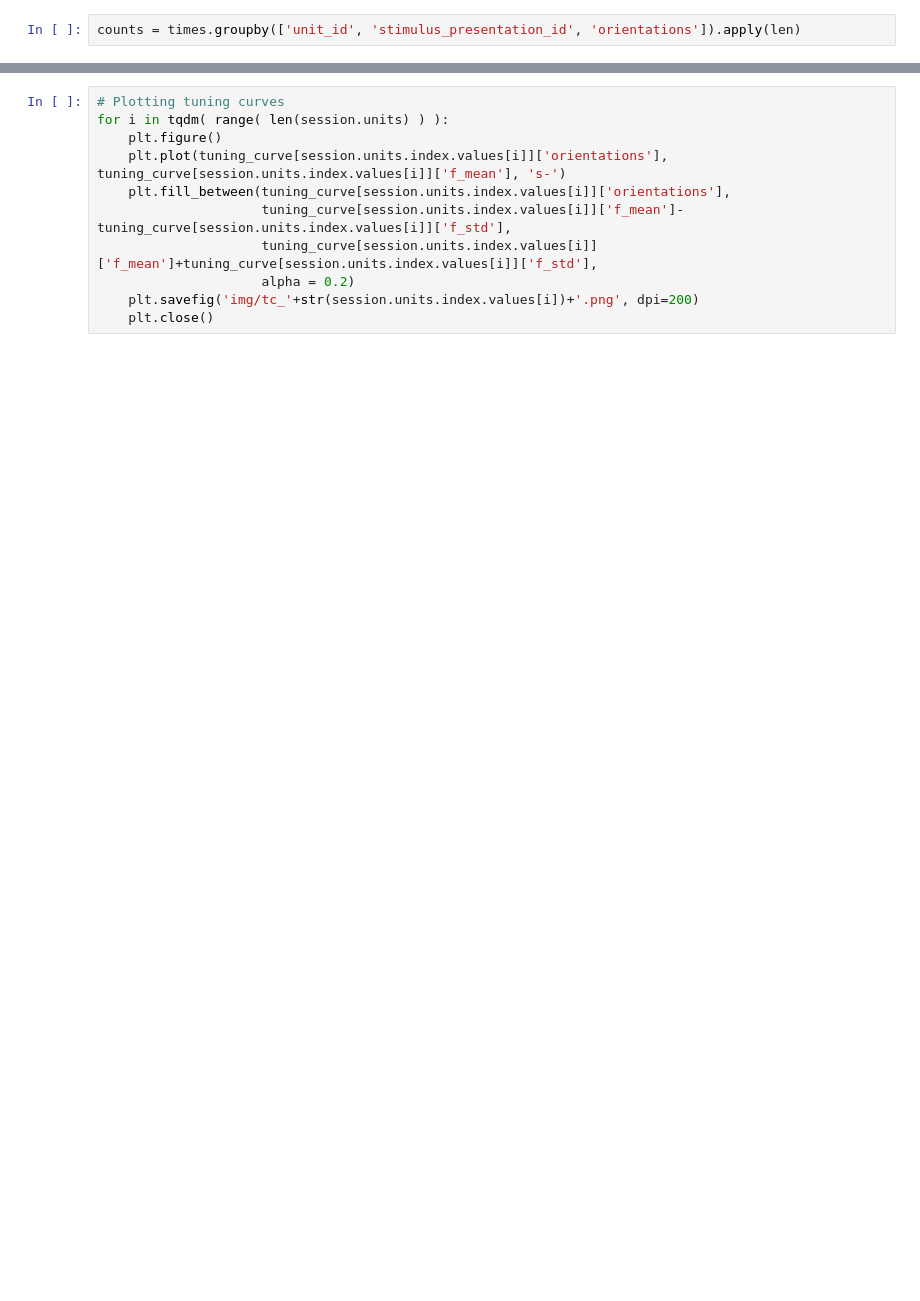
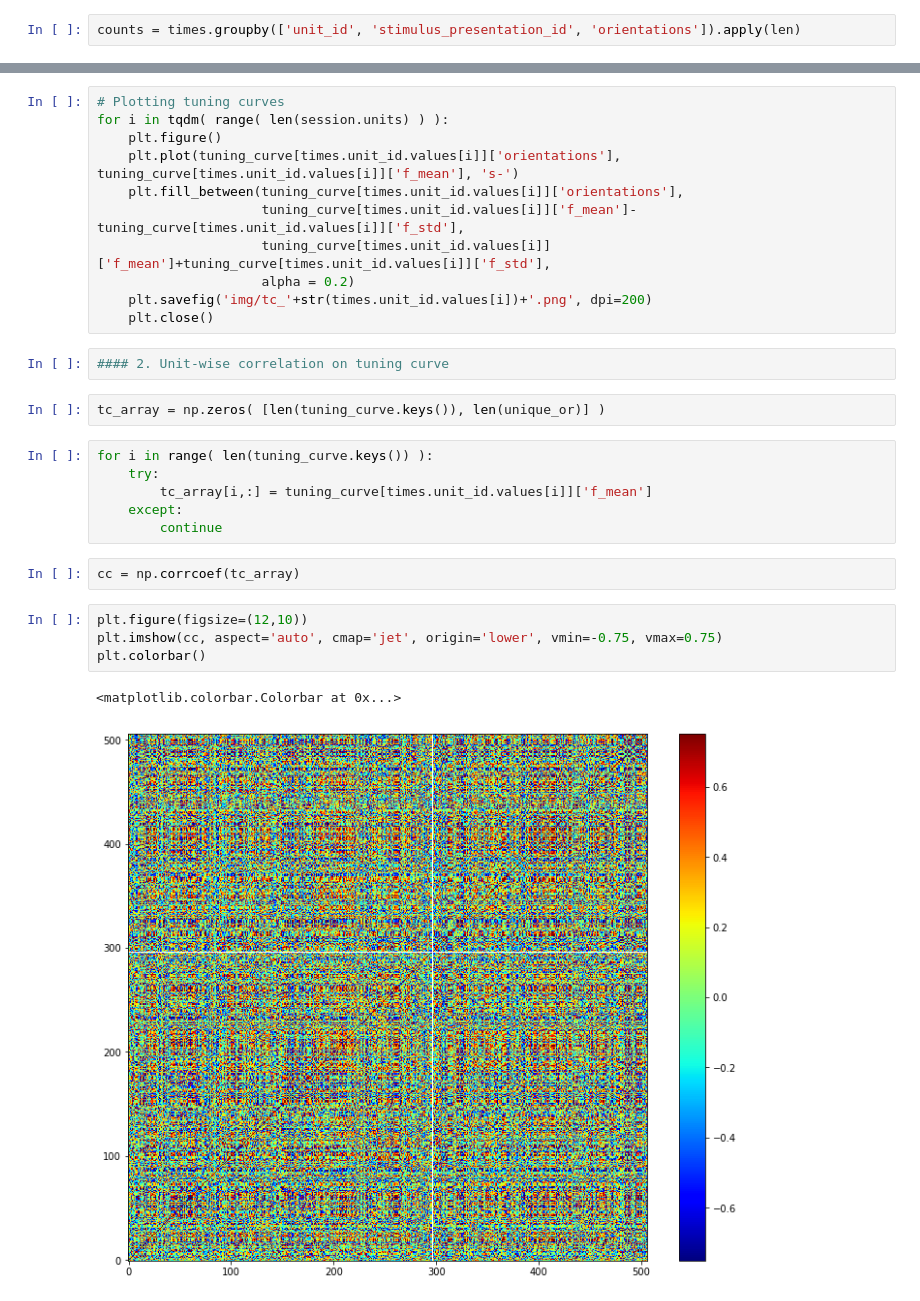
Before and after one commit to ViniciusLima94/allen-dataset, a Jupyter notebook: notebooks/1. Exploring the dataset.ipynb, the cells around one changed output, grey strips where cells are left out. Cells and saved outputs as stored; diff of their text form; blank space fills up the shorter version.

```diff
--- a/notebooks/1. Exploring the dataset.ipynb
+++ b/notebooks/1. Exploring the dataset.ipynb
@@ -371,10 +380,29 @@ for i in tqdm( range( len(session.units) ) ):
 # Plotting tuning curves
 for i in tqdm( range( len(session.units) ) ):
     plt.figure()
-    plt.plot(tuning_curve[session.units.index.values[i]]['orientations'], tuning_curve[session.units.index.values[i]]['f_mean'], 's-')
-    plt.fill_between(tuning_curve[session.units.index.values[i]]['orientations'],
-                     tuning_curve[session.units.index.values[i]]['f_mean']-tuning_curve[session.units.index.values[i]]['f_std'],
-                     tuning_curve[session.units.index.values[i]]['f_mean']+tuning_curve[session.units.index.values[i]]['f_std'],
+    plt.plot(tuning_curve[times.unit_id.values[i]]['orientations'], tuning_curve[times.unit_id.values[i]]['f_mean'], 's-')
+    plt.fill_between(tuning_curve[times.unit_id.values[i]]['orientations'],
+                     tuning_curve[times.unit_id.values[i]]['f_mean']-tuning_curve[times.unit_id.values[i]]['f_std'],
+                     tuning_curve[times.unit_id.values[i]]['f_mean']+tuning_curve[times.unit_id.values[i]]['f_std'],
                      alpha = 0.2)
-    plt.savefig('img/tc_'+str(session.units.index.values[i])+'.png', dpi=200)
+    plt.savefig('img/tc_'+str(times.unit_id.values[i])+'.png', dpi=200)
     plt.close()
+# %%
+#### 2. Unit-wise correlation on tuning curve
+# %%
+tc_array = np.zeros( [len(tuning_curve.keys()), len(unique_or)] )
+# %%
+for i in range( len(tuning_curve.keys()) ):
+    try:
+        tc_array[i,:] = tuning_curve[times.unit_id.values[i]]['f_mean']
+    except:
+        continue
+# %%
+cc = np.corrcoef(tc_array)
+# %%
+plt.figure(figsize=(12,10))
+plt.imshow(cc, aspect='auto', cmap='jet', origin='lower', vmin=-0.75, vmax=0.75)
+plt.colorbar()
+# %% [output]
+<matplotlib.colorbar.Colorbar at 0x...>
+[figure, added]
```
Also changed, not shown: parts of 9 cells of this notebook.
